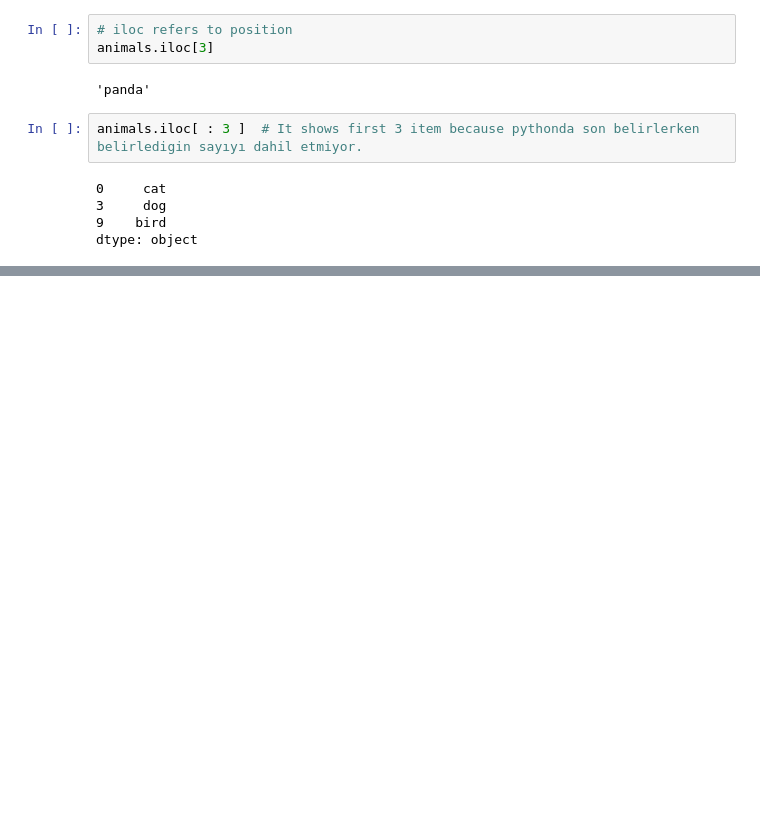
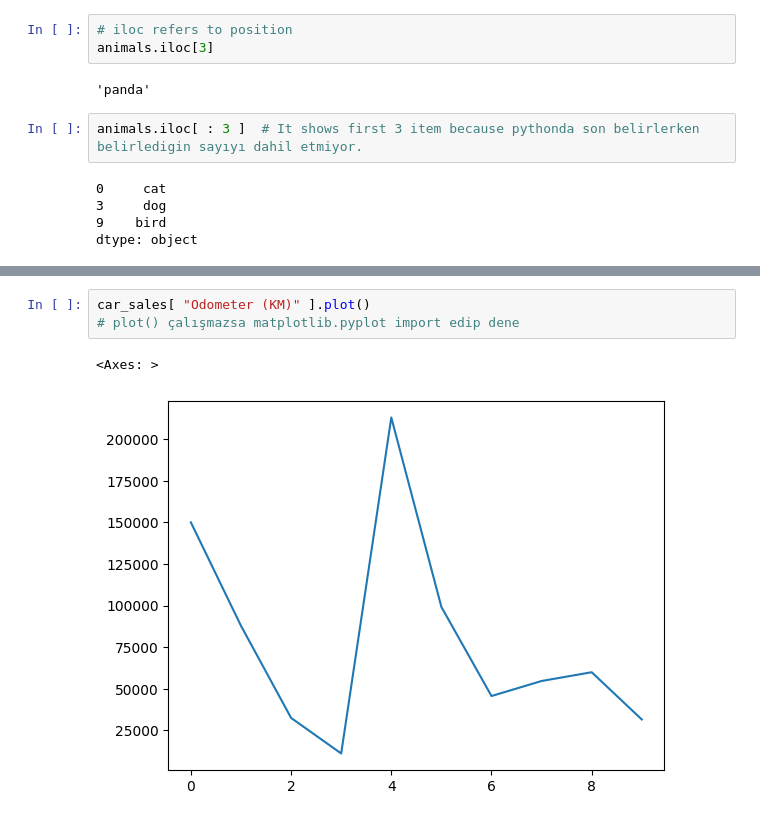
Before and after one commit to MelihKlc/Deep-Learning, a Jupyter notebook: Pandas.ipynb, the cells around one changed output, grey strips where cells are left out. Saved outputs shown, nothing was run; the diff lists cells and outputs as text; blank space fills up the shorter version.

```diff
--- a/Pandas.ipynb
+++ b/Pandas.ipynb
@@ -249,0 +354,6 @@ dtype: object
+# %%
+car_sales[ "Odometer (KM)" ].plot()
+# plot() çalışmazsa matplotlib.pyplot import edip dene
+# %% [output]
+<Axes: >
+[figure, added]
```
Also changed, not shown: parts of 11 cells of this notebook.
